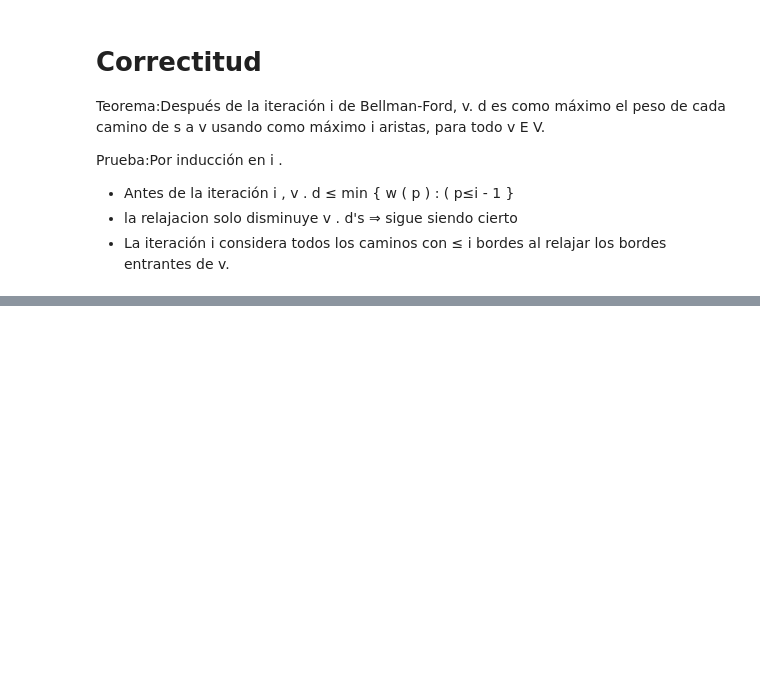
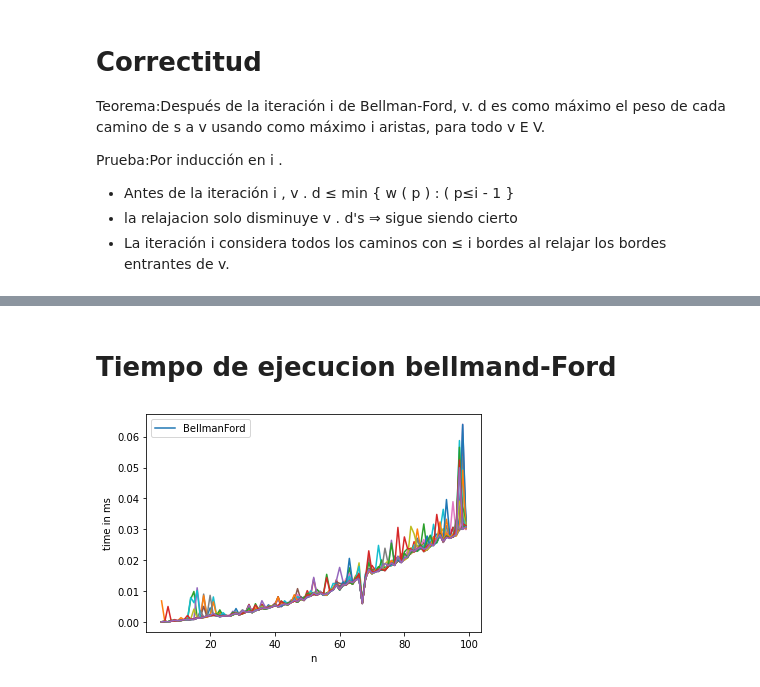
Before and after one commit to Estebanc0/ADA-Informe, a Jupyter notebook: informe_12.ipynb, the cells around one changed output, grey strips where cells are left out. Cells and saved outputs as stored; diff of their text form; code cells hidden in the pictures; blank space fills up the shorter version.

```diff
--- a/informe_12.ipynb
+++ b/informe_12.ipynb
@@ -328,0 +482,27 @@ Prueba:Por inducción en i .
+# %% [markdown]
+# Tiempo de ejecucion bellmand-Ford
+# %%
+import matplotlib.pyplot as plt
+import math
+import datetime
+from timeit import repeat
+
+x=[]; y=[]
+
+for n in range(5,100):
+
+  a, b = instance_generator_b(n)
+
+  t = repeat(setup="from __main__ import bellmanFord", stmt=f"bellmanFord({a}, {b}, {n})", repeat=25, number=10)
+
+  x.append(n)
+  y.append(t)
+
+plt.plot(x,y)
+plt.legend(["BellmanFord"])
+
+plt.xlabel('n')
+plt.ylabel('time in ms')
+plt.show()
+# %% [output]
+[figure, added]
```
Also changed, not shown: parts of 16 cells of this notebook.
